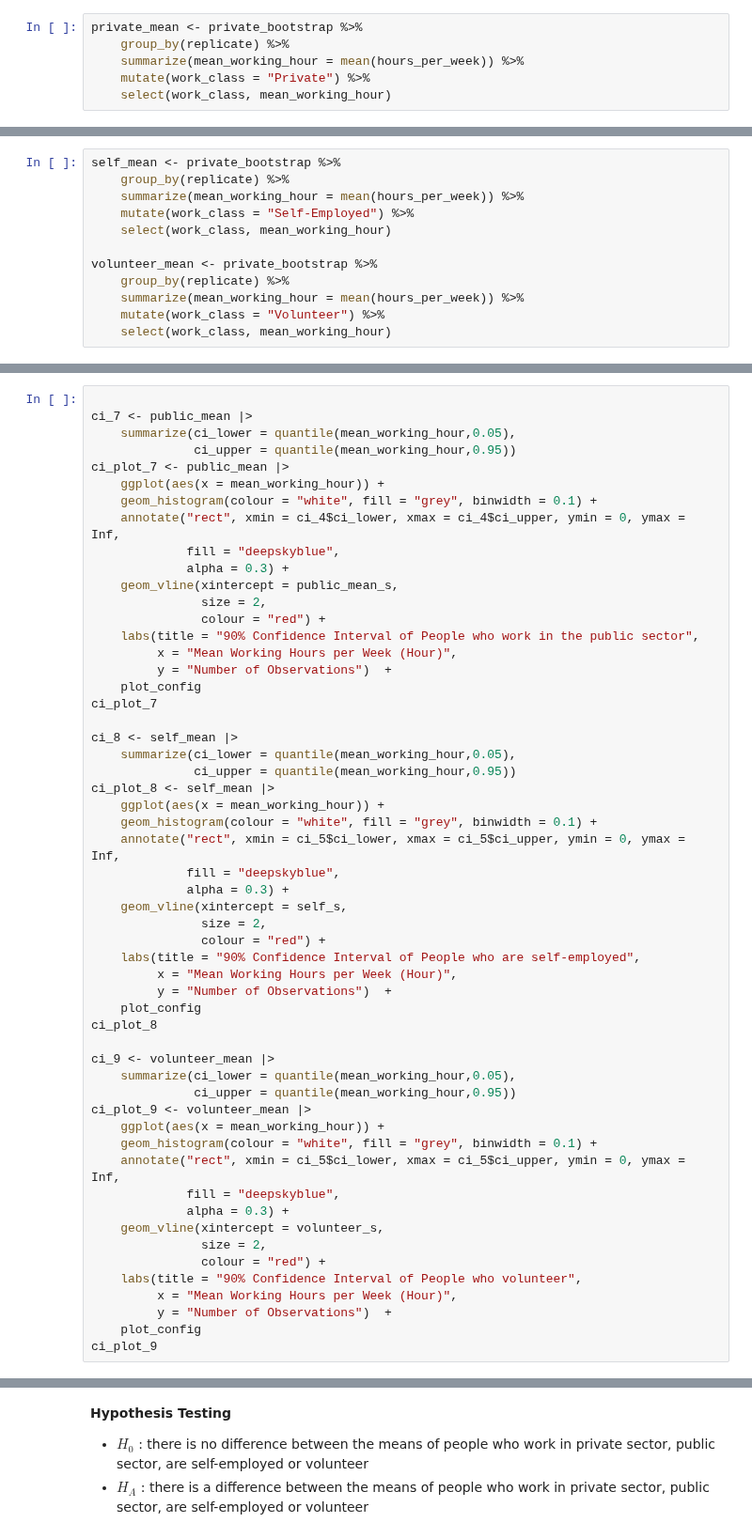
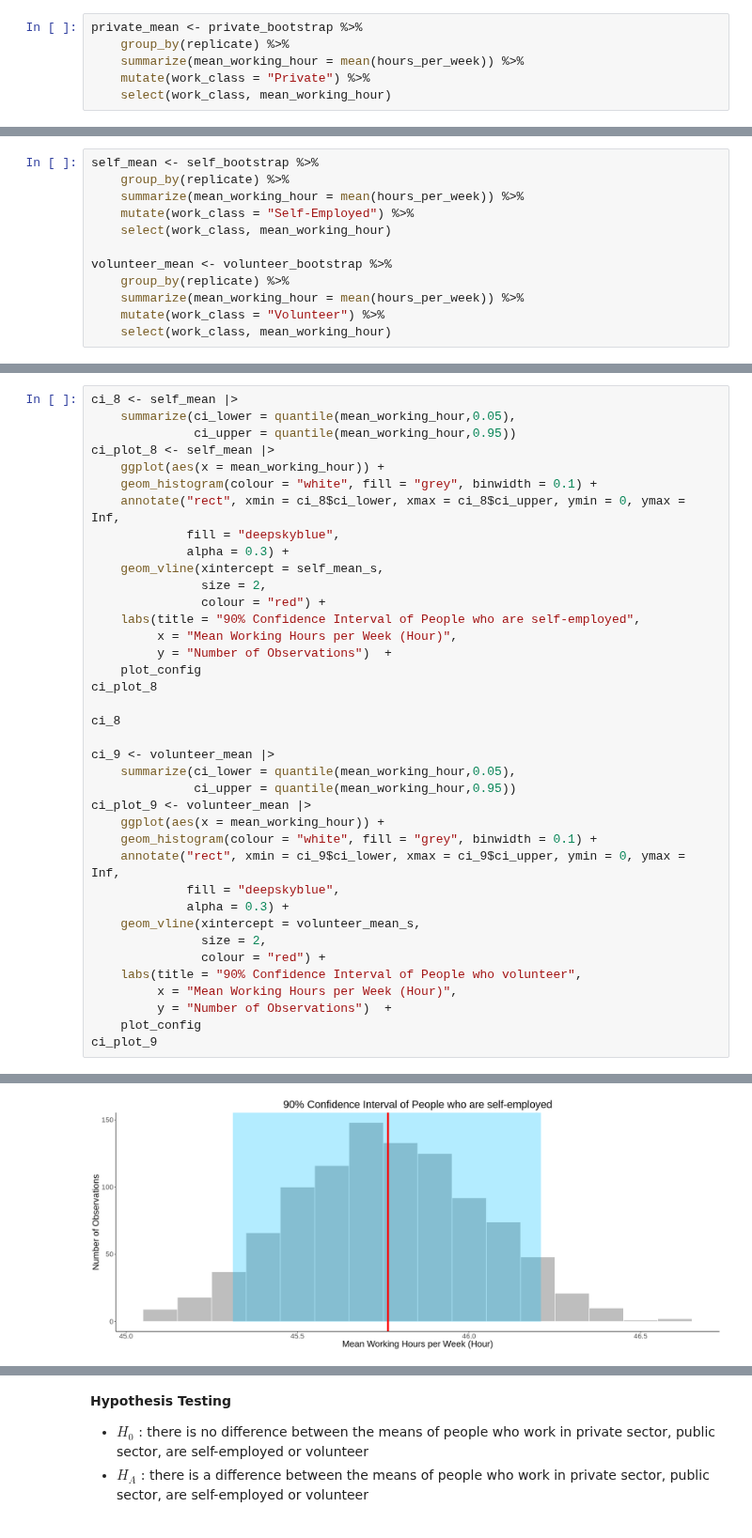
Before and after one commit to sidnand/Inferential-Report-on-Adult-Working-Hours, a Jupyter notebook: Final Report.ipynb, the cells around one changed output, grey strips where cells are left out. Shown at 94% size. Drawn from its saved outputs; the diff is of its cells as text.

Commit message:
Fixed Bootstrap CIs for WorkClass

```diff
--- a/Final Report.ipynb
+++ b/Final Report.ipynb
@@ -872,13 +872,13 @@ public_mean <- private_bootstrap %>%
     mutate(work_class = "Public") %>%
     select(work_class, mean_working_hour)
 # %%
-self_mean <- private_bootstrap %>%
+self_mean <- self_bootstrap %>%
     group_by(replicate) %>%
     summarize(mean_working_hour = mean(hours_per_week)) %>%
     mutate(work_class = "Self-Employed") %>%
     select(work_class, mean_working_hour)
 
-volunteer_mean <- private_bootstrap %>%
+volunteer_mean <- volunteer_bootstrap %>%
     group_by(replicate) %>%
     summarize(mean_working_hour = mean(hours_per_week)) %>%
     mutate(work_class = "Volunteer") %>%
@@ -916,33 +946,14 @@ ERROR: Error in new_data_frame(list(xintercept = xintercept)): object 'private_m
 # %%
-
-ci_7 <- public_mean |>
-    summarize(ci_lower = quantile(mean_working_hour,0.05),
-              ci_upper = quantile(mean_working_hour,0.95))
-ci_plot_7 <- public_mean |>
-    ggplot(aes(x = mean_working_hour)) +
-    geom_histogram(colour = "white", fill = "grey", binwidth = 0.1) +
-    annotate("rect", xmin = ci_4$ci_lower, xmax = ci_4$ci_upper, ymin = 0, ymax = Inf,
-             fill = "deepskyblue",
-             alpha = 0.3) +
-    geom_vline(xintercept = public_mean_s,
-               size = 2,
-               colour = "red") +
-    labs(title = "90% Confidence Interval of People who work in the public sector",
-         x = "Mean Working Hours per Week (Hour)",
-         y = "Number of Observations")  +
-    plot_config
-ci_plot_7
-
 ci_8 <- self_mean |>
     summarize(ci_lower = quantile(mean_working_hour,0.05),
               ci_upper = quantile(mean_working_hour,0.95))
 ci_plot_8 <- self_mean |>
     ggplot(aes(x = mean_working_hour)) +
     geom_histogram(colour = "white", fill = "grey", binwidth = 0.1) +
-    annotate("rect", xmin = ci_5$ci_lower, xmax = ci_5$ci_upper, ymin = 0, ymax = Inf,
+    annotate("rect", xmin = ci_8$ci_lower, xmax = ci_8$ci_upper, ymin = 0, ymax = Inf,
              fill = "deepskyblue",
              alpha = 0.3) +
-    geom_vline(xintercept = self_s,
+    geom_vline(xintercept = self_mean_s,
                size = 2,
                colour = "red") +
     labs(title = "90% Confidence Interval of People who are self-employed",
@@ -951,16 +962,18 @@ ci_plot_8 <- self_mean |>
     plot_config
 ci_plot_8
 
+ci_8
+
 ci_9 <- volunteer_mean |>
     summarize(ci_lower = quantile(mean_working_hour,0.05),
               ci_upper = quantile(mean_working_hour,0.95))
 ci_plot_9 <- volunteer_mean |>
     ggplot(aes(x = mean_working_hour)) +
     geom_histogram(colour = "white", fill = "grey", binwidth = 0.1) +
-    annotate("rect", xmin = ci_5$ci_lower, xmax = ci_5$ci_upper, ymin = 0, ymax = Inf,
+    annotate("rect", xmin = ci_9$ci_lower, xmax = ci_9$ci_upper, ymin = 0, ymax = Inf,
              fill = "deepskyblue",
              alpha = 0.3) +
-    geom_vline(xintercept = volunteer_s,
+    geom_vline(xintercept = volunteer_mean_s,
                size = 2,
                colour = "red") +
     labs(title = "90% Confidence Interval of People who volunteer",
@@ -968,3 +981,4 @@ ci_plot_9 <- volunteer_mean |>
          y = "Number of Observations")  +
     plot_config
 ci_plot_9
+# %% [output]
@@ -970,0 +989 @@ ci_plot_9
+[figure, added]
```
Also changed, not shown: parts of 5 cells of this notebook.
